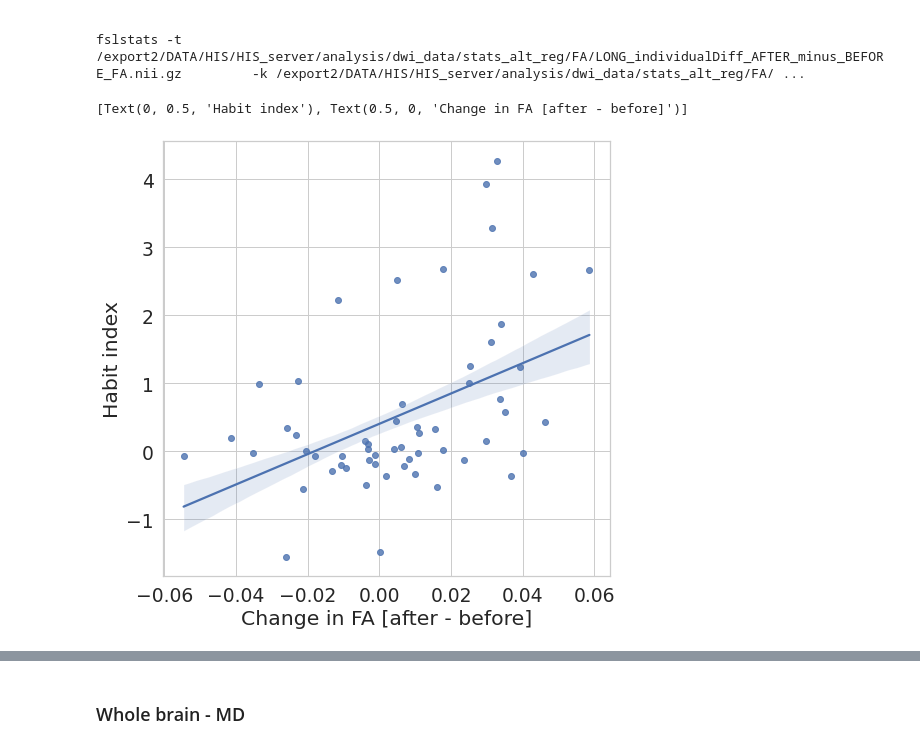
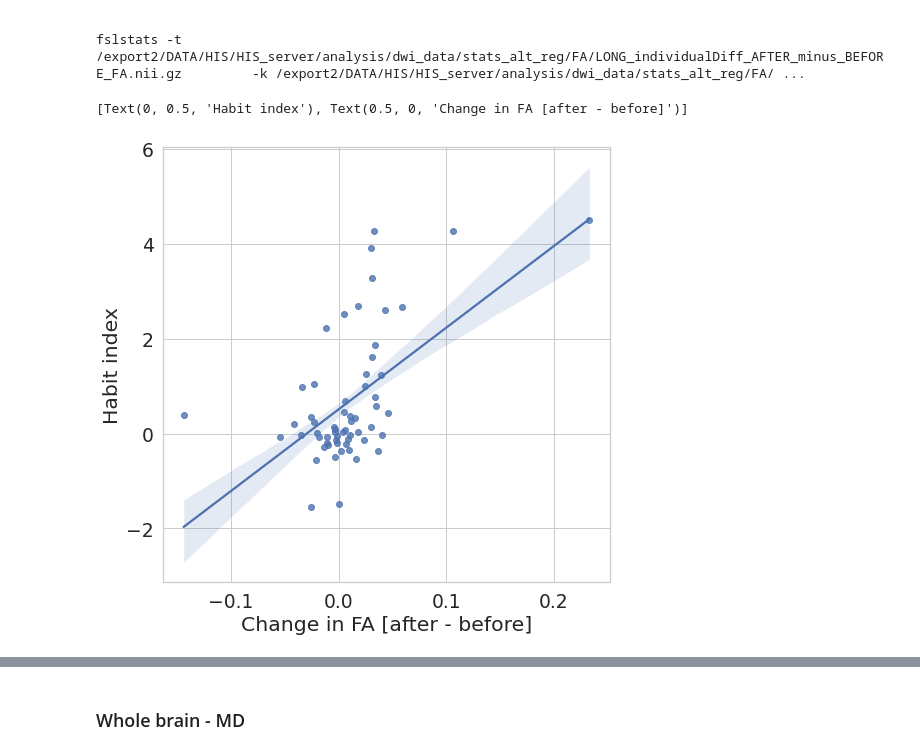
Before and after one commit to ranigera/DTI_MD_FA_analysis, a Jupyter notebook: DWI_pipelineV2_PLOTS.ipynb, the cells around one changed output, grey strips where cells are left out. Cells and saved outputs as stored; diff of their text form; code cells hidden in the pictures.

```diff
--- a/DWI_pipelineV2_PLOTS.ipynb
+++ b/DWI_pipelineV2_PLOTS.ipynb
@@ -1088,14 +1072,14 @@ Get mean value of a cluster:
 
 fslstats -t /export2/DATA/HIS/HIS_server/analysis/dwi_data/stats_alt_reg/FA/LONG_individualDiff_AFTER_minus_BEFORE_FA.nii.gz         -k /export2/DATA/HIS/HIS_server/analysis/dwi_data/stats_alt_reg/FA/ ...
 # %%
-std_for_outliers = 2
+std_for_outliers = 9999999
 behav_long_no_outiers = behav_long[(behav_long['change_in_FA_vmPFC'] > (np.mean(behav_long['change_in_FA_vmPFC']) - std_for_outliers*np.std(behav_long['change_in_FA_vmPFC']))) & (behav_long['change_in_FA_vmPFC'] < (np.mean(behav_long['change_in_FA_vmPFC']) + std_for_outliers*np.std(behav_long['change_in_FA_vmPFC'])))]
 
 sns.set(font_scale = 1.7)
 sns.set_style("whitegrid")
 fig, axs = plt.subplots(ncols=1,figsize=(8,8))
 sns.regplot(x="change_in_FA_vmPFC", y="habit_index", data=behav_long_no_outiers, ci=68, ax=axs);
 axs.set(ylabel='Habit index', xlabel='Change in FA [after - before]')
 # %% [output]
 [Text(0, 0.5, 'Habit index'), Text(0.5, 0, 'Change in FA [after - before]')]
-[figure, old version]
+[figure, new version]
```
Also changed, not shown: parts of 11 cells of this notebook, 2 other files.
